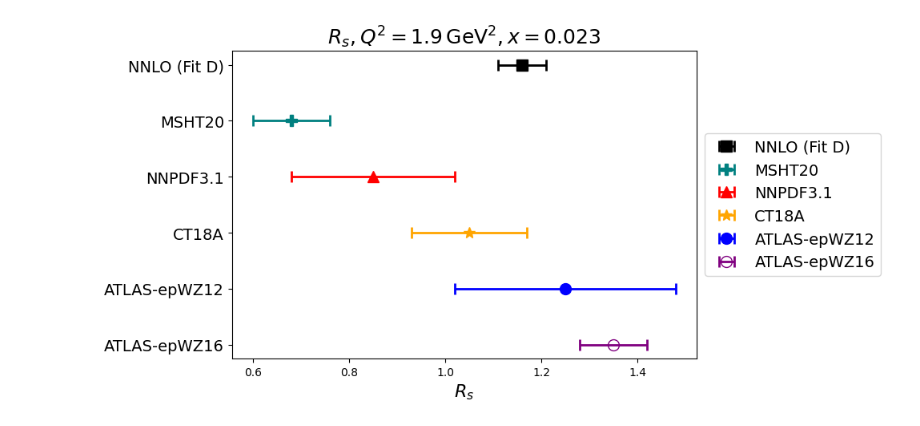
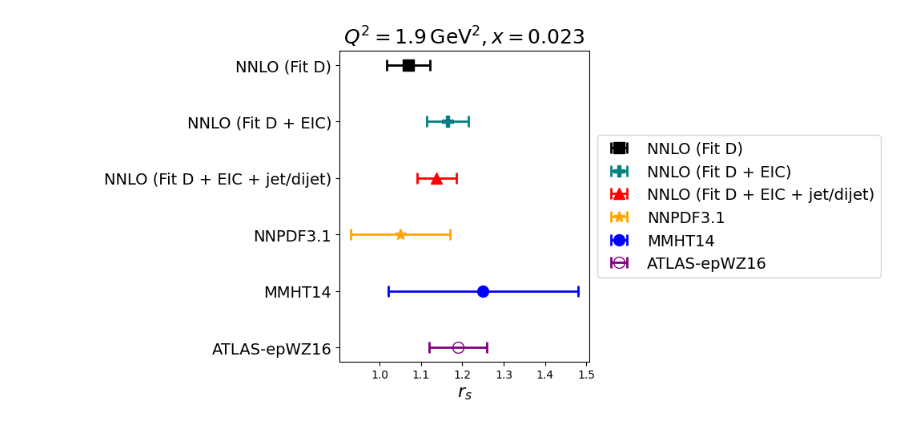
Before and after one commit to hamzeh-khanpour/Python-Root-Coffea, a Jupyter notebook: Rs.ipynb, the cells around one changed output. Drawn from its saved outputs; the diff is of its cells as text; code cells hidden in the pictures.

```diff
--- a/Rs.ipynb
+++ b/Rs.ipynb
@@ -5,42 +5,42 @@ import matplotlib.pyplot as plt
 import numpy as np
 
 # Example data for each group
-labels = ['NNLO (Fit D)', 'MSHT20', 'NNPDF3.1', 'CT18A', 'ATLAS-epWZ12', 'ATLAS-epWZ16']
-x_values = [1.16, 0.68, 0.85, 1.05, 1.25, 1.35]  # Central values for each dataset
-x_err = [0.05, 0.08, 0.17, 0.12, 0.23, 0.07]    # Error values
+labels = ['NNLO (Fit D)', 'NNLO (Fit D + EIC)', 'NNLO (Fit D + EIC + jet/dijet)', 'NNPDF3.1', 'MMHT14', 'ATLAS-epWZ16']
+x_values = [1.069, 1.164, 1.138, 1.05, 1.25, 1.19]  # Central values for each dataset
+x_err = [0.053, 0.051, 0.048, 0.12, 0.23, 0.07]    # Error values
 
 # Define markers and colors for each dataset
 markers = ['s', 'P', '^', '*', 'o', 'o']
 colors = ['black', 'teal', 'red', 'orange', 'blue', 'purple']
 fill_styles = ['full', 'full', 'full', 'full', 'full', 'none']  # One marker is not filled
 
 # Create the plot
 fig, ax = plt.subplots(figsize=(10, 5))
 
 # Plot each dataset with error bars
 for i, label in enumerate(labels):
     ax.errorbar(x_values[i], i, xerr=x_err[i], fmt=markers[i], color=colors[i],
                 markersize=10, label=label, capsize=5, capthick=2, elinewidth=2,
                 markerfacecoloralt='white' if fill_styles[i] == 'none' else colors[i],
                 fillstyle=fill_styles[i])
 
 # Customize the plot
-ax.set_yticks(np.arange(len(labels)))  # Set y-ticks as labels
+ax.set_yticks(np.arange(len(labels)))    # Set y-ticks as labels
 ax.set_yticklabels(labels, fontsize=14)  # Add dataset names on y-axis
-ax.set_xlabel(r'$r_s$', fontsize=16)  # Set x-axis label with LaTeX formatting
-ax.set_title(r'$r_s, Q^2 = 1.9 \, \mathrm{GeV}^2, x = 0.023$', fontsize=18)  # Title with LaTeX
+ax.set_xlabel(r'$r_s$', fontsize=16)     # Set x-axis label with LaTeX formatting
+ax.set_title(r'$Q^2 = 1.9 \, \mathrm{GeV}^2, x = 0.023$', fontsize=18)  # Title with LaTeX
 
 # Invert y-axis to match the example plot
 ax.invert_yaxis()
 
 # Add legend on the right side
 ax.legend(loc='center left', bbox_to_anchor=(1, 0.5), fontsize=14)
 
 # Tight layout and save as PDF
 plt.tight_layout()
-plt.savefig('comparison_plot.pdf', format='pdf')
+plt.savefig('rs_comparison_plot.pdf', format='pdf')
 
 # Show the plot
 plt.show()
 # %% [output]
-[figure, old version]
+[figure, new version]
```
Also changed, not shown: 6 other files.
